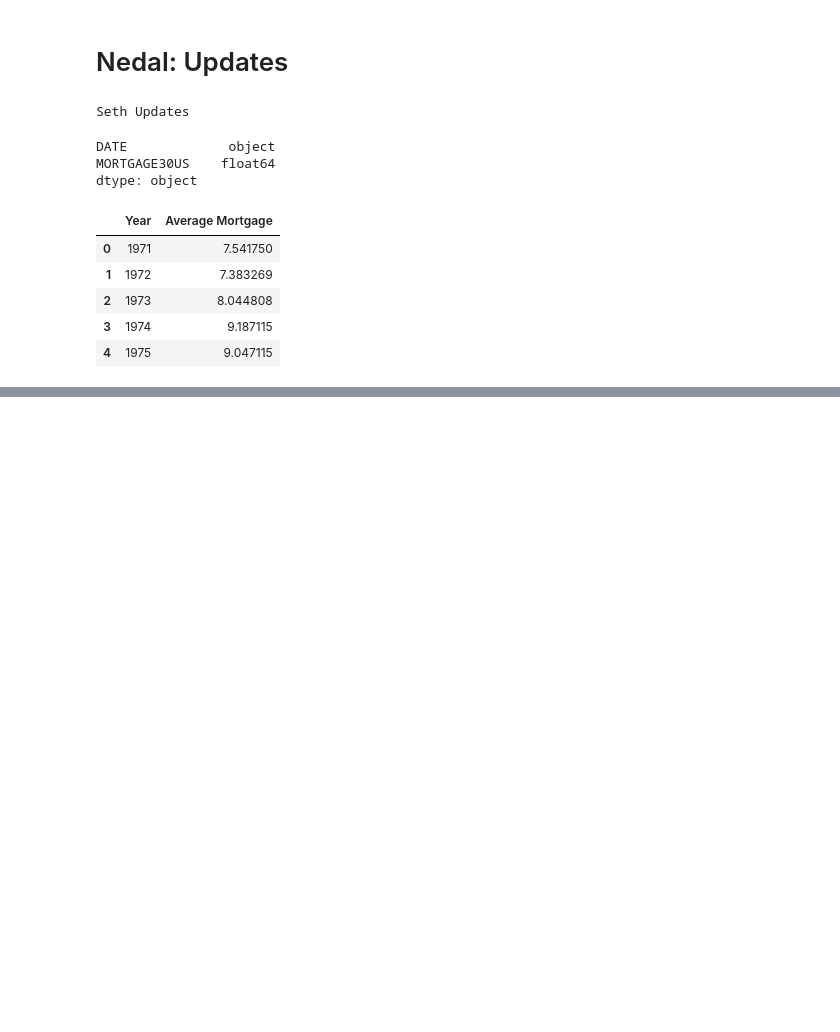
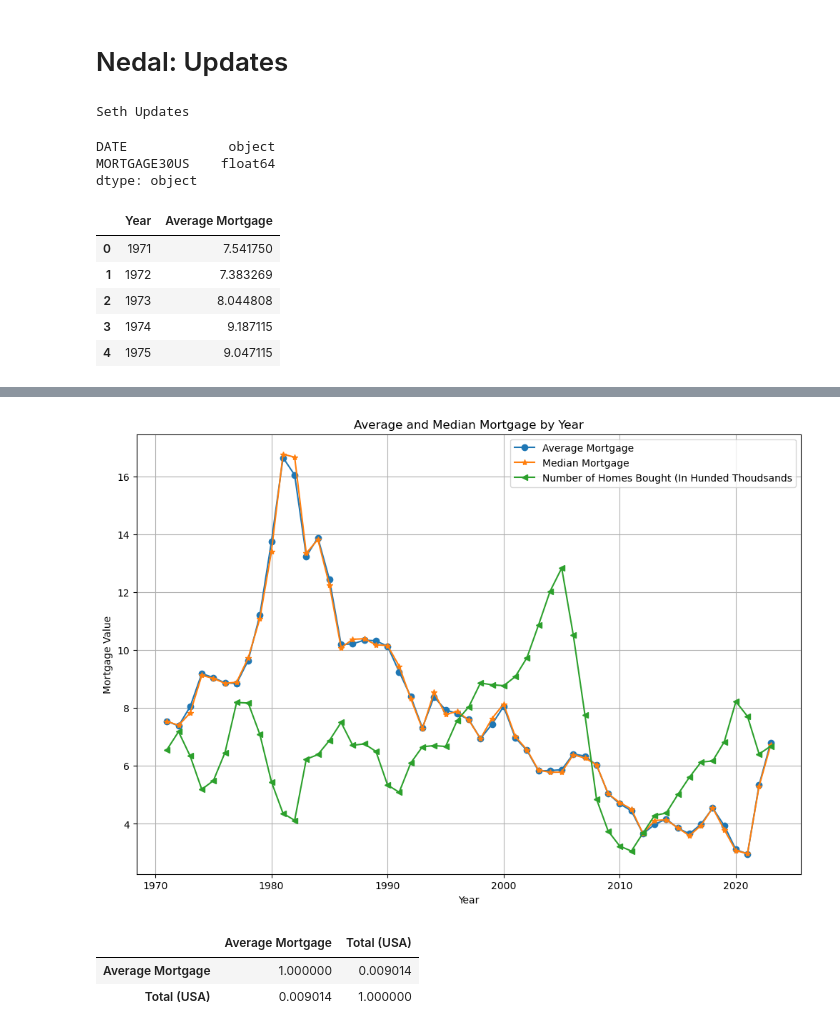
Before and after one commit to isfund/BootCampProject1, a Jupyter notebook: Project1File.ipynb, the cells around one changed output, grey strips where cells are left out. Cells and saved outputs as stored; diff of their text form; code cells hidden in the pictures; blank space fills up the shorter version.

Commit message:
Adding seth code to project1 file

```diff
--- a/Project1File.ipynb
+++ b/Project1File.ipynb
@@ -445,0 +476,5 @@ average_mortgage_by_year.head()
+# %%
+for column in education_percentage_df.columns[2:]:
+    education_percentage_df[column] = education_percentage_df[column] / education_percentage_df["Total"] * 100
+
+education_percentage_df.head()
@@ -445,0 +488,5 @@ average_mortgage_by_year.head()
+# %%
+homes_data = "/Users/ylsstudent/Documents/Data_Analytics_Bootcamp/Projects/BootCampProject1/resources/Number_Houses_Sold.csv"
+# %%
+homes_df = pd.read_csv(homes_data)
+homes_df.dtypes
@@ -445,0 +517,4 @@ average_mortgage_by_year.head()
+# %%
+for column in homes_df.columns:
+    homes_df[column] = homes_df[column].astype(str).str.replace(",", "").astype(float)
+homes_df.dtypes
@@ -445,0 +529,17 @@ average_mortgage_by_year.head()
+# %%
+med_avg_merged = pd.merge(average_mortgage_by_year, median_mortgage_by_year, on='Year')
+med_avg_merged = pd.merge(med_avg_merged, homes_df, on='Year')
+
+
+plt.figure(figsize=(12, 8))
+plt.plot(med_avg_merged["Year"], med_avg_merged["Average Mortgage"], marker="o", label="Average Mortgage")
+plt.plot(med_avg_merged["Year"], med_avg_merged["Median Mortgage"], marker="*", label="Median Mortgage")
+plt.plot(med_avg_merged["Year"], med_avg_merged["Total (USA)"]/100, marker="<", label="Number of Homes Bought (In Hunded Thoudsands")
+plt.xlabel('Year')
+plt.ylabel('Mortgage Value')
+plt.title('Average and Median Mortgage by Year')
+plt.legend()
+plt.grid(True)
+plt.show()
+# %% [output]
+[figure, added]
@@ -445,0 +550,6 @@ average_mortgage_by_year.head()
+# %%
+corr_mort_homes **2
+# %% [output]
+|  | Average Mortgage | Total (USA) |
+| Average Mortgage | 1.000000 | 0.009014 |
+| Total (USA) | 0.009014 | 1.000000 |
```
Also changed, not shown: parts of 12 cells of this notebook.
